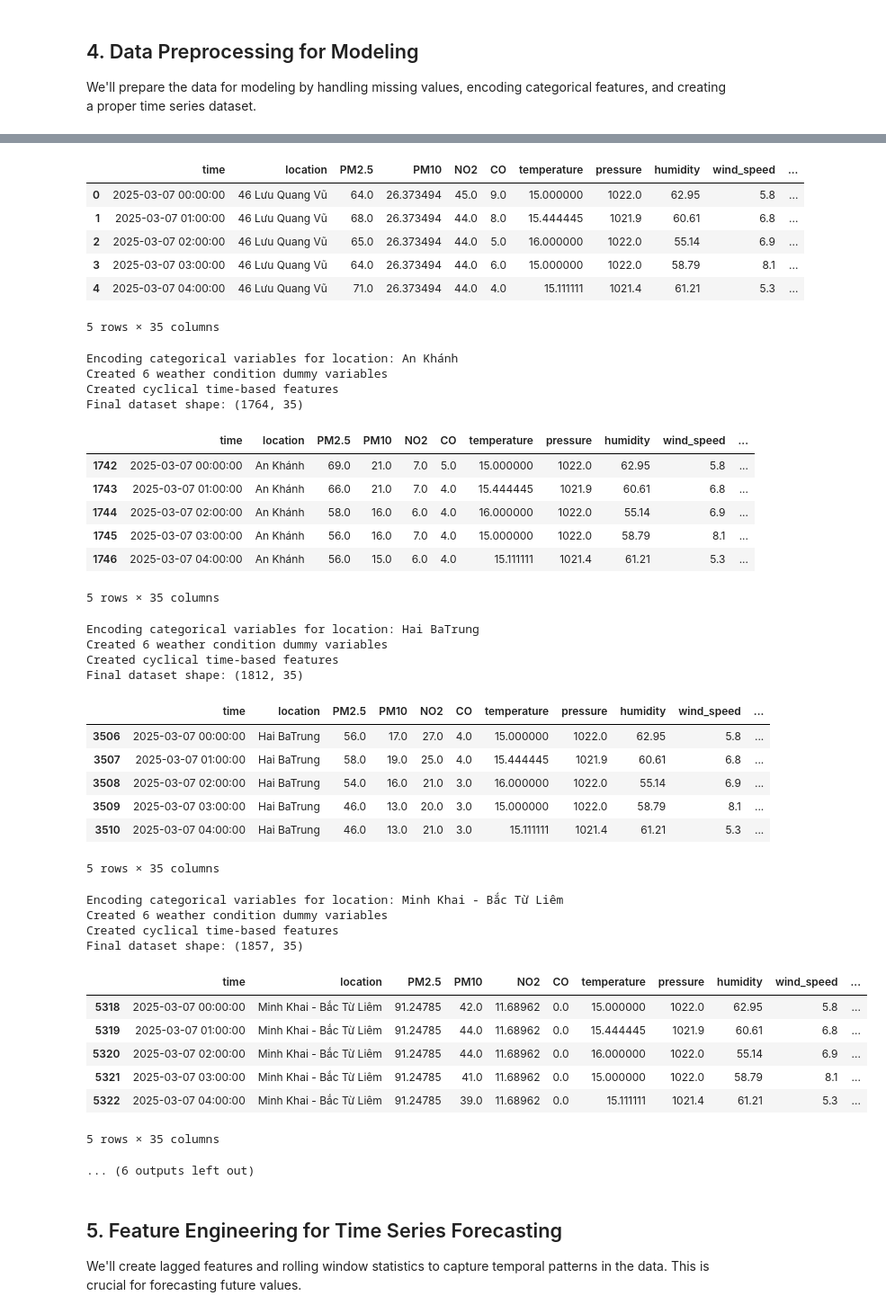
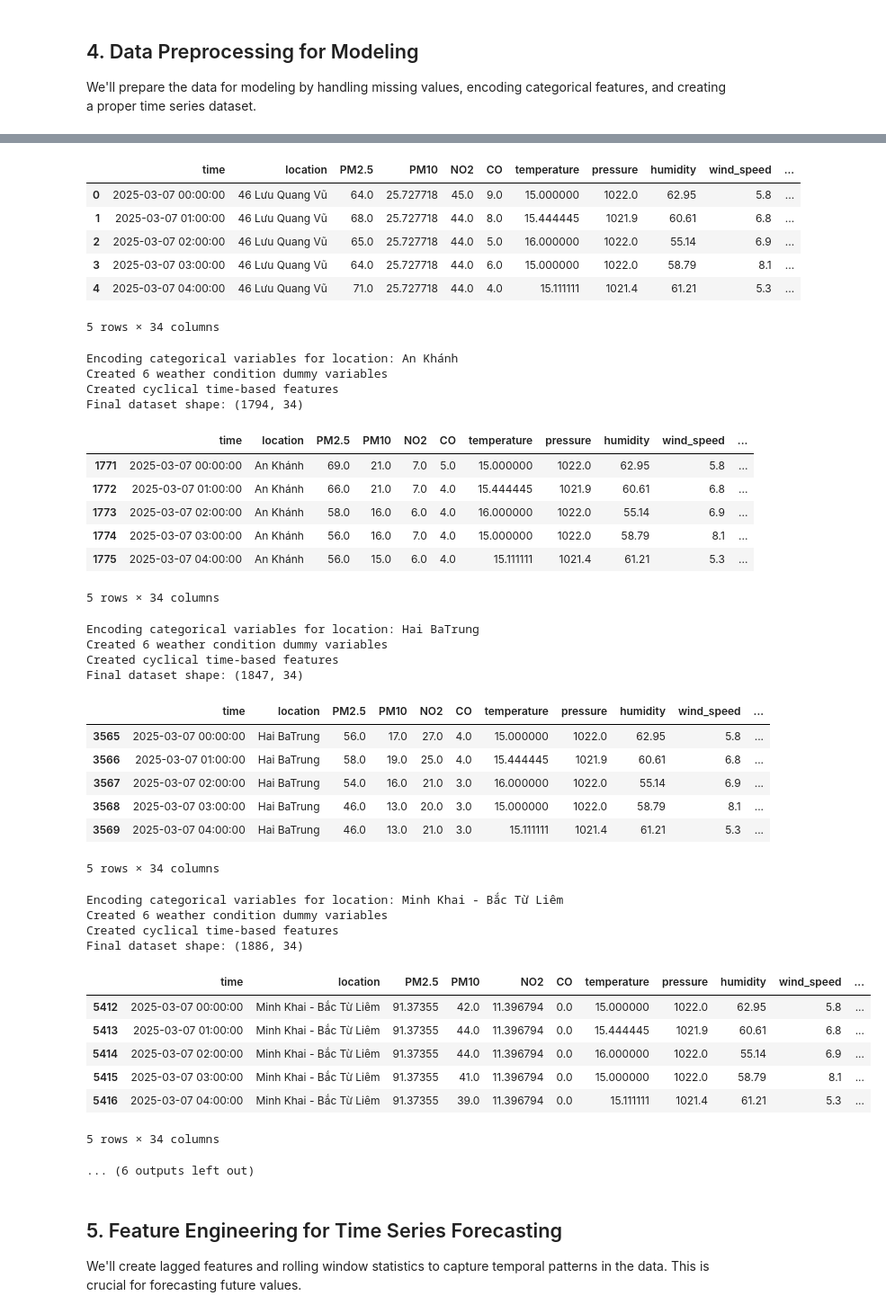
Before and after one commit to tranduchoangnam/Air_Pollution_Prediction, a Jupyter notebook: aqi_forecasting_pipeline_by_location.ipynb, the cells around one changed output, grey strips where cells are left out. Shown at 90% size. Cells and saved outputs as stored; diff of their text form; code cells hidden in the pictures.

```diff
--- a/aqi_forecasting_pipeline_by_location.ipynb
+++ b/aqi_forecasting_pipeline_by_location.ipynb
@@ -341,7 +342,7 @@ for i, location_data in enumerate(location_data_list):
 for i, location_data in enumerate(location_data_list):
     print(f"Preprocessing data for location: {location_data['location'].iloc[0]}")
     # Convert 'time' to datetime
-    location_data['time'] = pd.to_datetime(location_data['time'])
+    location_data['time'] = pd.to_datetime(location_data['time'],format='mixed')
 
     # Set time as index
     location_data_indexed = location_data.set_index('time')
@@ -824,6 +828,7 @@ No extreme pollution events detected in this dataset
 # For weather_icon, we'll use one-hot encoding
 def create_basic_features(df):
     modified_dataframes = []
+
     for i, location_data in df:
         print(f"\nEncoding categorical variables for location: {location_data['location'].iloc[0]}")
         if 'weather_icon' in location_data.columns:
@@ -842,7 +847,6 @@ def create_basic_features(df):
         location_data['hour'] = location_data['time'].dt.hour
         location_data['day_of_week'] = location_data['time'].dt.dayofweek
         location_data['month'] = location_data['time'].dt.month
-        location_data['day_of_year'] = location_data['time'].dt.dayofyear
         location_data['is_weekend'] = location_data['day_of_week'].isin([5, 6]).astype(int)
 
         # Create cyclical features for time variables
@@ -873,43 +877,43 @@ Final dataset shape: (1742, 35)
 |  | time | location | PM2.5 | PM10 | NO2 | CO | temperature | pressure | humidity | wind_speed | ... |
-| 0 | 2025-03-07 00:00:00 | 46 Lưu Quang Vũ | 64.0 | 26.373494 | 45.0 | 9.0 | 15.000000 | 1022.0 | 62.95 | 5.8 | ... |
-| 1 | 2025-03-07 01:00:00 | 46 Lưu Quang Vũ | 68.0 | 26.373494 | 44.0 | 8.0 | 15.444445 | 1021.9 | 60.61 | 6.8 | ... |
-| 2 | 2025-03-07 02:00:00 | 46 Lưu Quang Vũ | 65.0 | 26.373494 | 44.0 | 5.0 | 16.000000 | 1022.0 | 55.14 | 6.9 | ... |
-| 3 | 2025-03-07 03:00:00 | 46 Lưu Quang Vũ | 64.0 | 26.373494 | 44.0 | 6.0 | 15.000000 | 1022.0 | 58.79 | 8.1 | ... |
-| 4 | 2025-03-07 04:00:00 | 46 Lưu Quang Vũ | 71.0 | 26.373494 | 44.0 | 4.0 | 15.111111 | 1021.4 | 61.21 | 5.3 | ... |
+| 0 | 2025-03-07 00:00:00 | 46 Lưu Quang Vũ | 64.0 | 25.727718 | 45.0 | 9.0 | 15.000000 | 1022.0 | 62.95 | 5.8 | ... |
+| 1 | 2025-03-07 01:00:00 | 46 Lưu Quang Vũ | 68.0 | 25.727718 | 44.0 | 8.0 | 15.444445 | 1021.9 | 60.61 | 6.8 | ... |
+| 2 | 2025-03-07 02:00:00 | 46 Lưu Quang Vũ | 65.0 | 25.727718 | 44.0 | 5.0 | 16.000000 | 1022.0 | 55.14 | 6.9 | ... |
+| 3 | 2025-03-07 03:00:00 | 46 Lưu Quang Vũ | 64.0 | 25.727718 | 44.0 | 6.0 | 15.000000 | 1022.0 | 58.79 | 8.1 | ... |
+| 4 | 2025-03-07 04:00:00 | 46 Lưu Quang Vũ | 71.0 | 25.727718 | 44.0 | 4.0 | 15.111111 | 1021.4 | 61.21 | 5.3 | ... |
-5 rows × 35 columns
+5 rows × 34 columns
 Encoding categorical variables for location: An Khánh
 Created 6 weather condition dummy variables
 Created cyclical time-based features
-Final dataset shape: (1764, 35)
+Final dataset shape: (1794, 34)
 |  | time | location | PM2.5 | PM10 | NO2 | CO | temperature | pressure | humidity | wind_speed | ... |
-| 1742 | 2025-03-07 00:00:00 | An Khánh | 69.0 | 21.0 | 7.0 | 5.0 | 15.000000 | 1022.0 | 62.95 | 5.8 | ... |
-| 1743 | 2025-03-07 01:00:00 | An Khánh | 66.0 | 21.0 | 7.0 | 4.0 | 15.444445 | 1021.9 | 60.61 | 6.8 | ... |
-| 1744 | 2025-03-07 02:00:00 | An Khánh | 58.0 | 16.0 | 6.0 | 4.0 | 16.000000 | 1022.0 | 55.14 | 6.9 | ... |
-| 1745 | 2025-03-07 03:00:00 | An Khánh | 56.0 | 16.0 | 7.0 | 4.0 | 15.000000 | 1022.0 | 58.79 | 8.1 | ... |
-| 1746 | 2025-03-07 04:00:00 | An Khánh | 56.0 | 15.0 | 6.0 | 4.0 | 15.111111 | 1021.4 | 61.21 | 5.3 | ... |
+| 1771 | 2025-03-07 00:00:00 | An Khánh | 69.0 | 21.0 | 7.0 | 5.0 | 15.000000 | 1022.0 | 62.95 | 5.8 | ... |
+| 1772 | 2025-03-07 01:00:00 | An Khánh | 66.0 | 21.0 | 7.0 | 4.0 | 15.444445 | 1021.9 | 60.61 | 6.8 | ... |
+| 1773 | 2025-03-07 02:00:00 | An Khánh | 58.0 | 16.0 | 6.0 | 4.0 | 16.000000 | 1022.0 | 55.14 | 6.9 | ... |
+| 1774 | 2025-03-07 03:00:00 | An Khánh | 56.0 | 16.0 | 7.0 | 4.0 | 15.000000 | 1022.0 | 58.79 | 8.1 | ... |
+| 1775 | 2025-03-07 04:00:00 | An Khánh | 56.0 | 15.0 | 6.0 | 4.0 | 15.111111 | 1021.4 | 61.21 | 5.3 | ... |
-5 rows × 35 columns
+5 rows × 34 columns
 Encoding categorical variables for location: Hai BaTrung
 Created 6 weather condition dummy variables
 Created cyclical time-based features
-Final dataset shape: (1812, 35)
+Final dataset shape: (1847, 34)
 |  | time | location | PM2.5 | PM10 | NO2 | CO | temperature | pressure | humidity | wind_speed | ... |
-| 3506 | 2025-03-07 00:00:00 | Hai BaTrung | 56.0 | 17.0 | 27.0 | 4.0 | 15.000000 | 1022.0 | 62.95 | 5.8 | ... |
-| 3507 | 2025-03-07 01:00:00 | Hai BaTrung | 58.0 | 19.0 | 25.0 | 4.0 | 15.444445 | 1021.9 | 60.61 | 6.8 | ... |
-| 3508 | 2025-03-07 02:00:00 | Hai BaTrung | 54.0 | 16.0 | 21.0 | 3.0 | 16.000000 | 1022.0 | 55.14 | 6.9 | ... |
-| 3509 | 2025-03-07 03:00:00 | Hai BaTrung | 46.0 | 13.0 | 20.0 | 3.0 | 15.000000 | 1022.0 | 58.79 | 8.1 | ... |
-| 3510 | 2025-03-07 04:00:00 | Hai BaTrung | 46.0 | 13.0 | 21.0 | 3.0 | 15.111111 | 1021.4 | 61.21 | 5.3 | ... |
+| 3565 | 2025-03-07 00:00:00 | Hai BaTrung | 56.0 | 17.0 | 27.0 | 4.0 | 15.000000 | 1022.0 | 62.95 | 5.8 | ... |
+| 3566 | 2025-03-07 01:00:00 | Hai BaTrung | 58.0 | 19.0 | 25.0 | 4.0 | 15.444445 | 1021.9 | 60.61 | 6.8 | ... |
+| 3567 | 2025-03-07 02:00:00 | Hai BaTrung | 54.0 | 16.0 | 21.0 | 3.0 | 16.000000 | 1022.0 | 55.14 | 6.9 | ... |
+| 3568 | 2025-03-07 03:00:00 | Hai BaTrung | 46.0 | 13.0 | 20.0 | 3.0 | 15.000000 | 1022.0 | 58.79 | 8.1 | ... |
+| 3569 | 2025-03-07 04:00:00 | Hai BaTrung | 46.0 | 13.0 | 21.0 | 3.0 | 15.111111 | 1021.4 | 61.21 | 5.3 | ... |
-5 rows × 35 columns
+5 rows × 34 columns
 Encoding categorical variables for location: Minh Khai - Bắc Từ Liêm
 Created 6 weather condition dummy variables
 Created cyclical time-based features
-Final dataset shape: (1857, 35)
+Final dataset shape: (1886, 34)
 |  | time | location | PM2.5 | PM10 | NO2 | CO | temperature | pressure | humidity | wind_speed | ... |
-| 5318 | 2025-03-07 00:00:00 | Minh Khai - Bắc Từ Liêm | 91.24785 | 42.0 | 11.68962 | 0.0 | 15.000000 | 1022.0 | 62.95 | 5.8 | ... |
-| 5319 | 2025-03-07 01:00:00 | Minh Khai - Bắc Từ Liêm | 91.24785 | 44.0 | 11.68962 | 0.0 | 15.444445 | 1021.9 | 60.61 | 6.8 | ... |
-| 5320 | 2025-03-07 02:00:00 | Minh Khai - Bắc Từ Liêm | 91.24785 | 44.0 | 11.68962 | 0.0 | 16.000000 | 1022.0 | 55.14 | 6.9 | ... |
-| 5321 | 2025-03-07 03:00:00 | Minh Khai - Bắc Từ Liêm | 91.24785 | 41.0 | 11.68962 | 0.0 | 15.000000 | 1022.0 | 58.79 | 8.1 | ... |
-| 5322 | 2025-03-07 04:00:00 | Minh Khai - Bắc Từ Liêm | 91.24785 | 39.0 | 11.68962 | 0.0 | 15.111111 | 1021.4 | 61.21 | 5.3 | ... |
+| 5412 | 2025-03-07 00:00:00 | Minh Khai - Bắc Từ Liêm | 91.37355 | 42.0 | 11.396794 | 0.0 | 15.000000 | 1022.0 | 62.95 | 5.8 | ... |
+| 5413 | 2025-03-07 01:00:00 | Minh Khai - Bắc Từ Liêm | 91.37355 | 44.0 | 11.396794 | 0.0 | 15.444445 | 1021.9 | 60.61 | 6.8 | ... |
+| 5414 | 2025-03-07 02:00:00 | Minh Khai - Bắc Từ Liêm | 91.37355 | 44.0 | 11.396794 | 0.0 | 16.000000 | 1022.0 | 55.14 | 6.9 | ... |
+| 5415 | 2025-03-07 03:00:00 | Minh Khai - Bắc Từ Liêm | 91.37355 | 41.0 | 11.396794 | 0.0 | 15.000000 | 1022.0 | 58.79 | 8.1 | ... |
+| 5416 | 2025-03-07 04:00:00 | Minh Khai - Bắc Từ Liêm | 91.37355 | 39.0 | 11.396794 | 0.0 | 15.111111 | 1021.4 | 61.21 | 5.3 | ... |
-5 rows × 35 columns
+5 rows × 34 columns
 ... (6 outputs left out)
 # %% [markdown]
 ## 5. Feature Engineering for Time Series Forecasting
```
Also changed, not shown: parts of 20 cells of this notebook, 9 other files.
